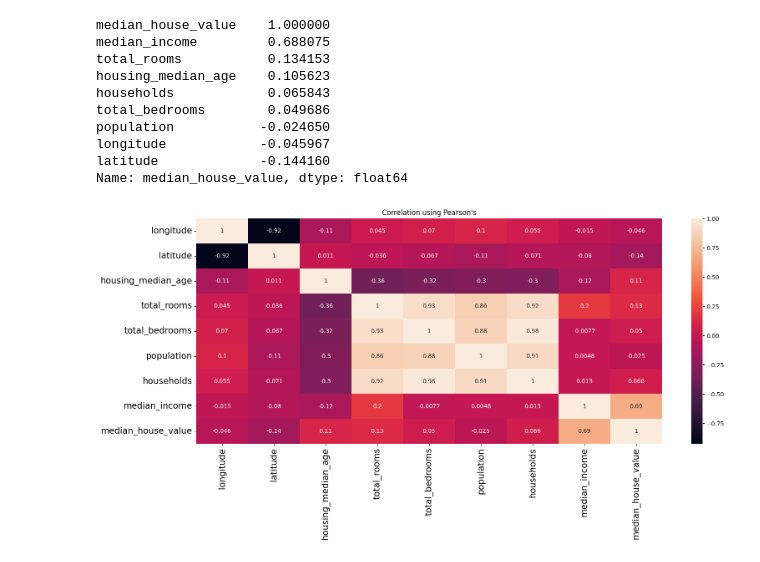
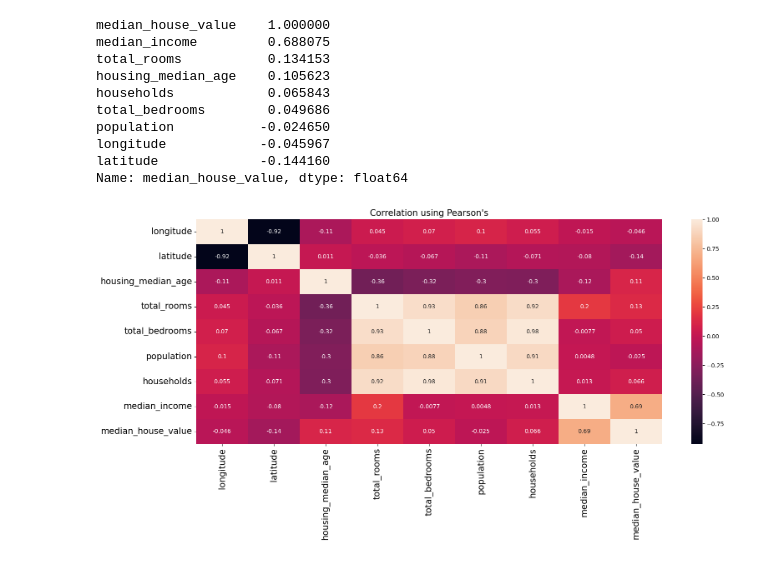
Before and after one commit to Brian342/JupyterNoteBook, a Jupyter notebook: Hands-On_Machine_Learning_with_Scikit-Learn.ipynb, the cells around one changed output. Saved outputs shown, nothing was run; the diff lists cells and outputs as text; code cells hidden in the pictures.

```diff
--- a/Hands-On_Machine_Learning_with_Scikit-Learn.ipynb
+++ b/Hands-On_Machine_Learning_with_Scikit-Learn.ipynb
@@ -230,10 +230,10 @@ Name: median_house_value, dtype: float64
 # %%
 # creating a heatmap to show the correlation
 plt.figure(figsize=(18, 7))
 sns.heatmap(data=corr_matrix, annot=True)
-plt.title("Correlation using Pearson's")
+plt.title("Correlation using Pearson's", fontsize=15)
 plt.xticks(fontsize=15)
 plt.yticks(fontsize=15)
 plt.show()
 # %% [output]
-[figure, old version]
+[figure, new version]
```
Also changed, not shown: parts of 1 cell of this notebook.
